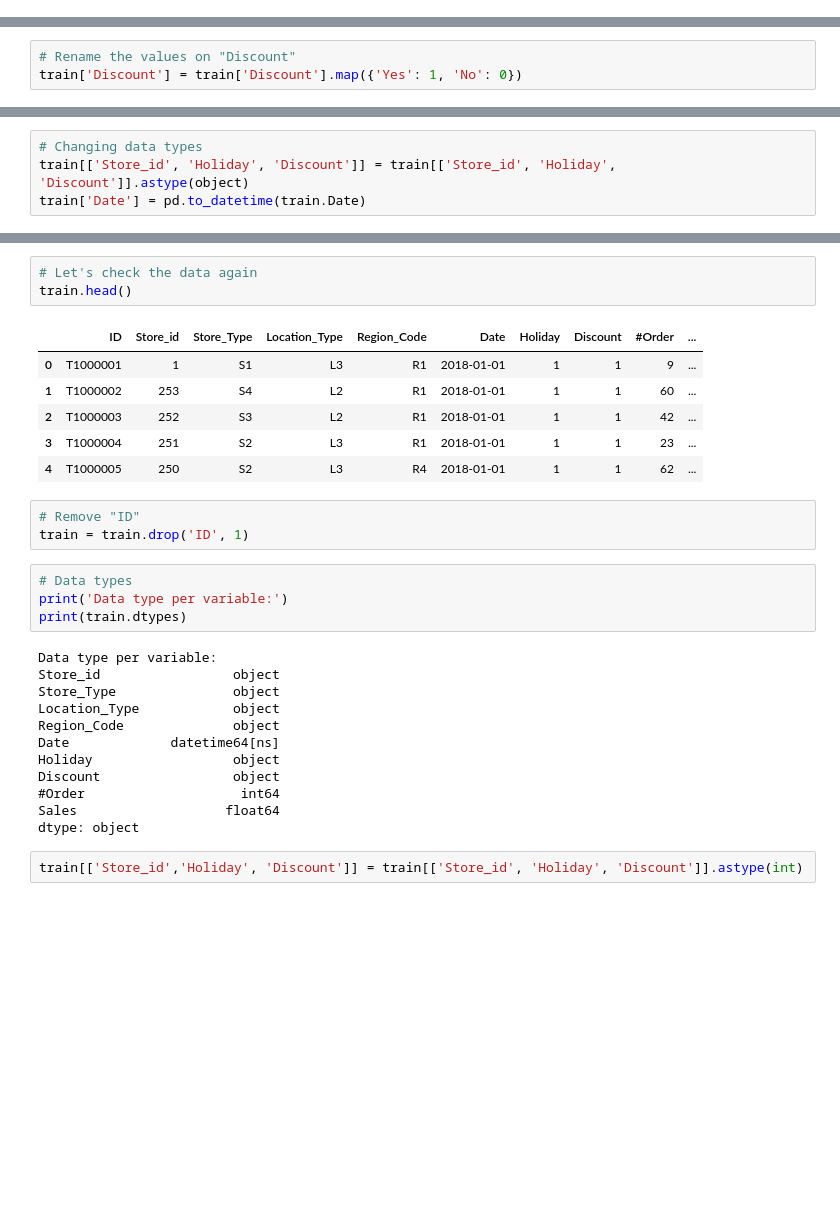
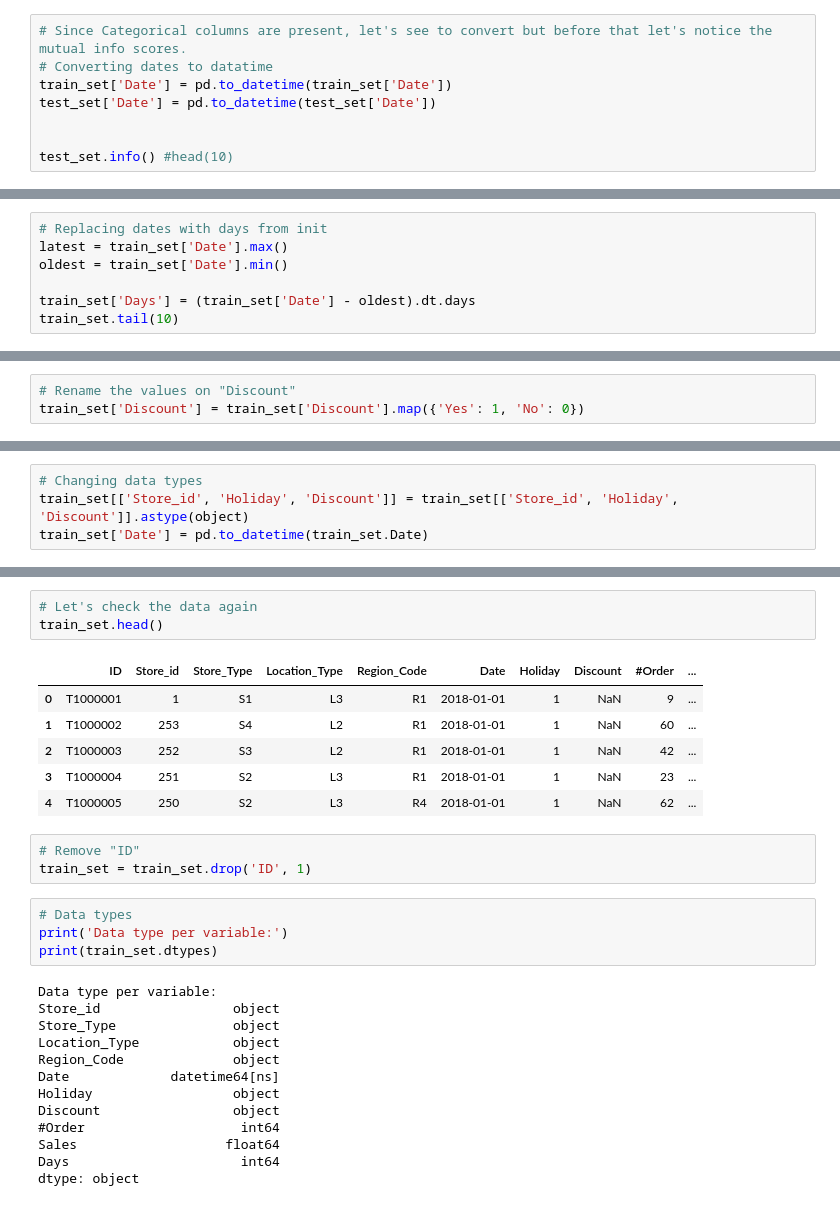
Before and after one commit to mah0055/T5_project_proposal, a Jupyter notebook: project_T5 .ipynb, the cells around one changed output, grey strips where cells are left out. Drawn from its saved outputs; the diff is of its cells as text; blank space fills up the shorter version.

```diff
--- a/project_T5 .ipynb
+++ b/project_T5 .ipynb
@@ -20,0 +133,8 @@ train.head()
+# %%
+# Since Categorical columns are present, let's see to convert but before that let's notice the mutual info scores.
+# Converting dates to datatime
+train_set['Date'] = pd.to_datetime(train_set['Date'])
+test_set['Date'] = pd.to_datetime(test_set['Date'])
+
+
+test_set.info() #head(10)
@@ -20,0 +157,7 @@ train.head()
+# %%
+# Replacing dates with days from init
+latest = train_set['Date'].max()
+oldest = train_set['Date'].min()
+
+train_set['Days'] = (train_set['Date'] - oldest).dt.days
+train_set.tail(10)
@@ -21,6 +328,6 @@ train.head()
 # %%
 # Rename the values on "Discount"
-train['Discount'] = train['Discount'].map({'Yes': 1, 'No': 0})
+train_set['Discount'] = train_set['Discount'].map({'Yes': 1, 'No': 0})
 # %%
 # Data types
 print('Data type per variable:')
@@ -40,7 +348,7 @@ Sales            float64
 dtype: object
 # %%
 # Changing data types
-train[['Store_id', 'Holiday', 'Discount']] = train[['Store_id', 'Holiday', 'Discount']].astype(object)
-train['Date'] = pd.to_datetime(train.Date)
+train_set[['Store_id', 'Holiday', 'Discount']] = train_set[['Store_id', 'Holiday', 'Discount']].astype(object)
+train_set['Date'] = pd.to_datetime(train_set.Date)
 # %%
 # Do we have duplicates?
@@ -318,20 +569,20 @@ NameError: name 'ticker' is not defined
 # %%
 # Let's check the data again
-train.head()
+train_set.head()
 # %% [output]
 |  | ID | Store_id | Store_Type | Location_Type | Region_Code | Date | Holiday | Discount | #Order | ... |
-| 0 | T1000001 | 1 | S1 | L3 | R1 | 2018-01-01 | 1 | 1 | 9 | ... |
-| 1 | T1000002 | 253 | S4 | L2 | R1 | 2018-01-01 | 1 | 1 | 60 | ... |
-| 2 | T1000003 | 252 | S3 | L2 | R1 | 2018-01-01 | 1 | 1 | 42 | ... |
-| 3 | T1000004 | 251 | S2 | L3 | R1 | 2018-01-01 | 1 | 1 | 23 | ... |
-| 4 | T1000005 | 250 | S2 | L3 | R4 | 2018-01-01 | 1 | 1 | 62 | ... |
+| 0 | T1000001 | 1 | S1 | L3 | R1 | 2018-01-01 | 1 | NaN | 9 | ... |
+| 1 | T1000002 | 253 | S4 | L2 | R1 | 2018-01-01 | 1 | NaN | 60 | ... |
+| 2 | T1000003 | 252 | S3 | L2 | R1 | 2018-01-01 | 1 | NaN | 42 | ... |
+| 3 | T1000004 | 251 | S2 | L3 | R1 | 2018-01-01 | 1 | NaN | 23 | ... |
+| 4 | T1000005 | 250 | S2 | L3 | R4 | 2018-01-01 | 1 | NaN | 62 | ... |
 # %%
 # Remove "ID"
-train = train.drop('ID', 1)
+train_set = train_set.drop('ID', 1)
 # %%
 # Data types
 print('Data type per variable:')
-print(train.dtypes)
+print(train_set.dtypes)
 # %% [output]
 Data type per variable:
 Store_id                 object
@@ -343,7 +594,6 @@ Holiday                  object
 Discount                 object
 #Order                    int64
 Sales                   float64
+Days                      int64
 dtype: object
-# %%
-train[['Store_id','Holiday', 'Discount']] = train[['Store_id', 'Holiday', 'Discount']].astype(int)
 # %%
```
Also changed, not shown: parts of 49 cells of this notebook.
